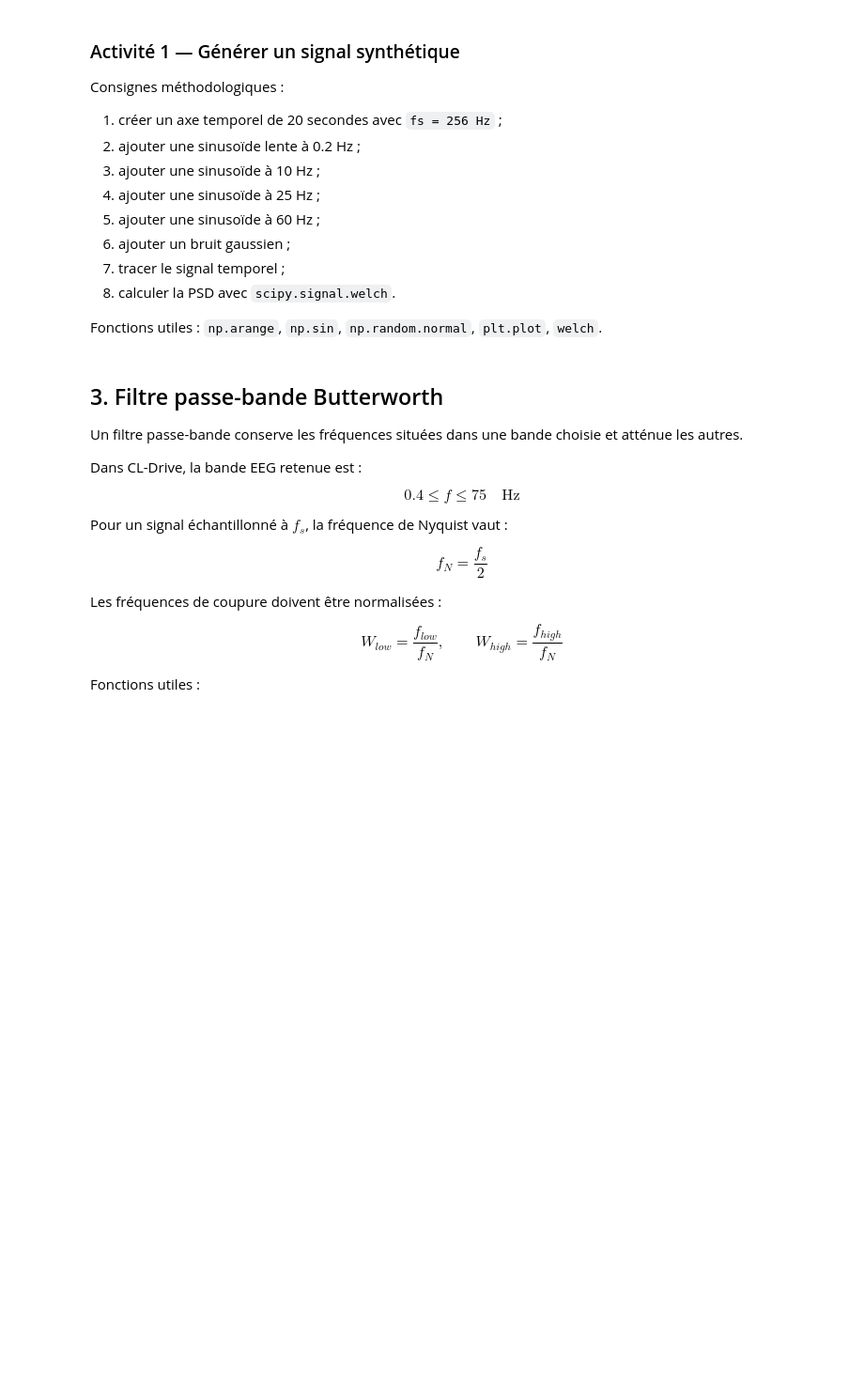
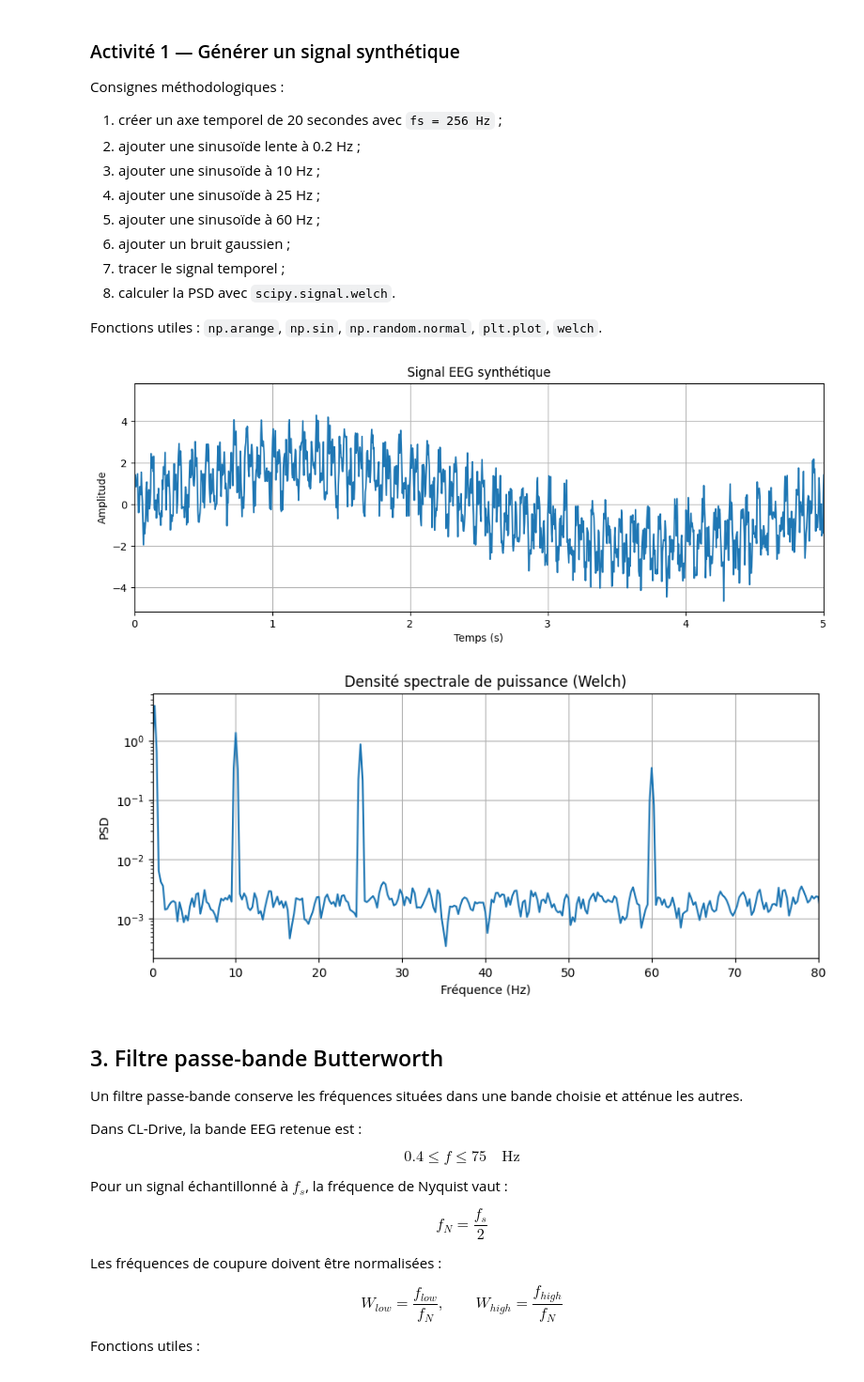
Before and after one commit to molivier1/Cerveau-Machine, a Jupyter notebook: TD3.ipynb, the cells around one changed output. Shown at 94% size. Cells and saved outputs as stored; diff of their text form; code cells hidden in the pictures; blank space fills up the shorter version.

```diff
--- a/TD3.ipynb
+++ b/TD3.ipynb
@@ -100,36 +100,39 @@ duree = 20
 t = np.arange(0, duree, 1/fs)
 
 sin_lente = 2 * np.sin(2 * np.pi * 0.2 * t)
 
 sin_10Hz = 1 * np.sin(2 * np.pi * 10 * t)
 
 sin_25Hz = 0.8 * np.sin(2 * np.pi * 25 * t)
 
 sin_60Hz = 0.5 * np.sin(2 * np.pi * 60 * t)
 
 bruit = np.random.normal(0, 0.5, len(t))
 
-x = sin_lente + sin_10Hz + sin_25Hz + sin_60Hz + bruit
+x_brut = sin_lente + sin_10Hz + sin_25Hz + sin_60Hz + bruit
 
 plt.figure(figsize=(12,4))
-plt.plot(t, x)
+plt.plot(t, x_brut)
 plt.xlabel("Temps (s)")
 plt.ylabel("Amplitude")
 plt.title("Signal EEG synthétique")
 plt.xlim(0, 5)
 plt.grid()
 plt.show()
 
-f, psd = welch(x, fs=fs, nperseg=1024)
+f, psd = welch(x_brut, fs=fs, nperseg=1024)
 
 plt.figure(figsize=(10,4))
 plt.semilogy(f, psd)
 plt.xlabel("Fréquence (Hz)")
 plt.ylabel("PSD")
 plt.title("Densité spectrale de puissance (Welch)")
 plt.xlim(0, 80)
 plt.grid()
 plt.show()
+# %% [output]
+[figure, added]
+[figure, added]
 # %% [markdown]
 ## 3. Filtre passe-bande Butterworth
 
```
Also changed, not shown: parts of 11 cells of this notebook.
